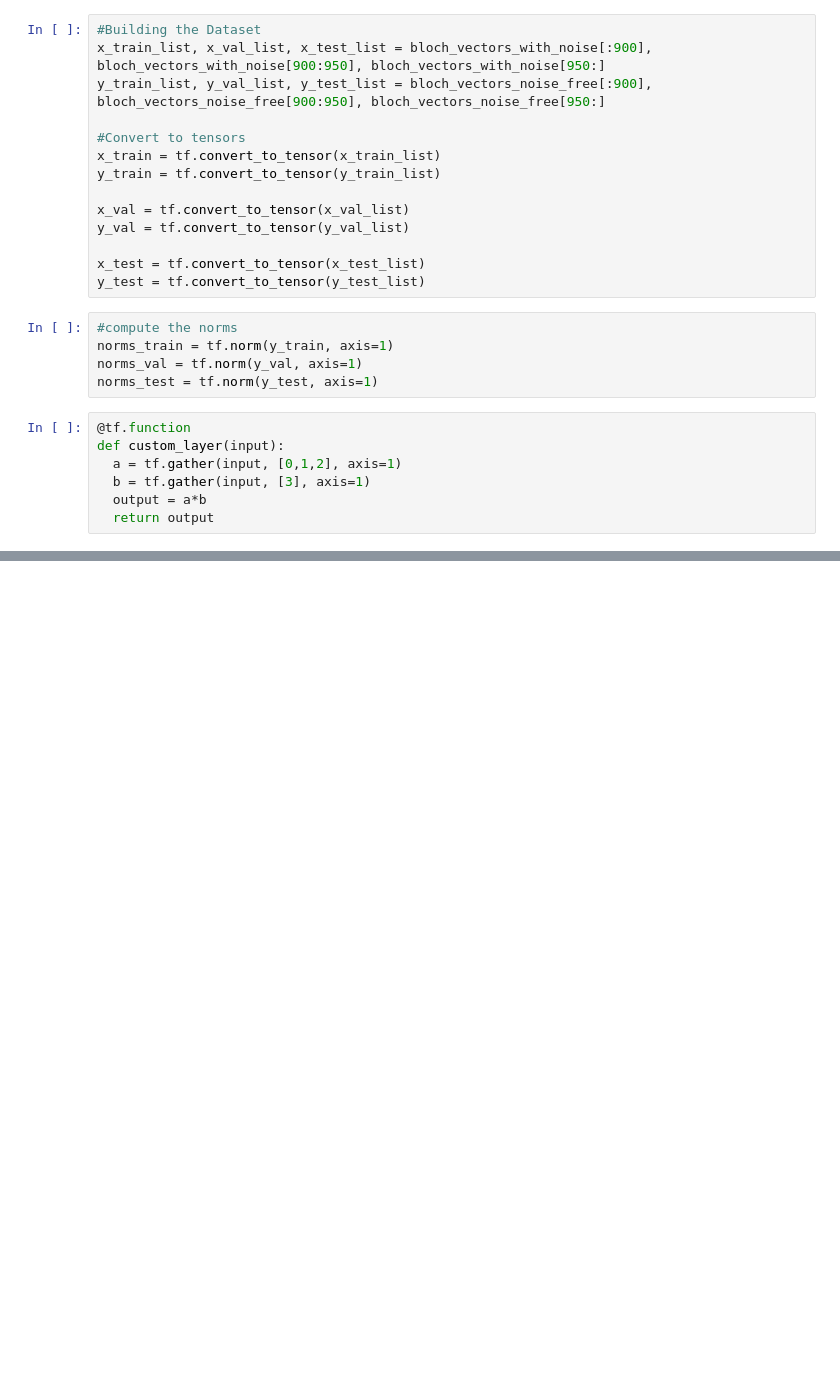
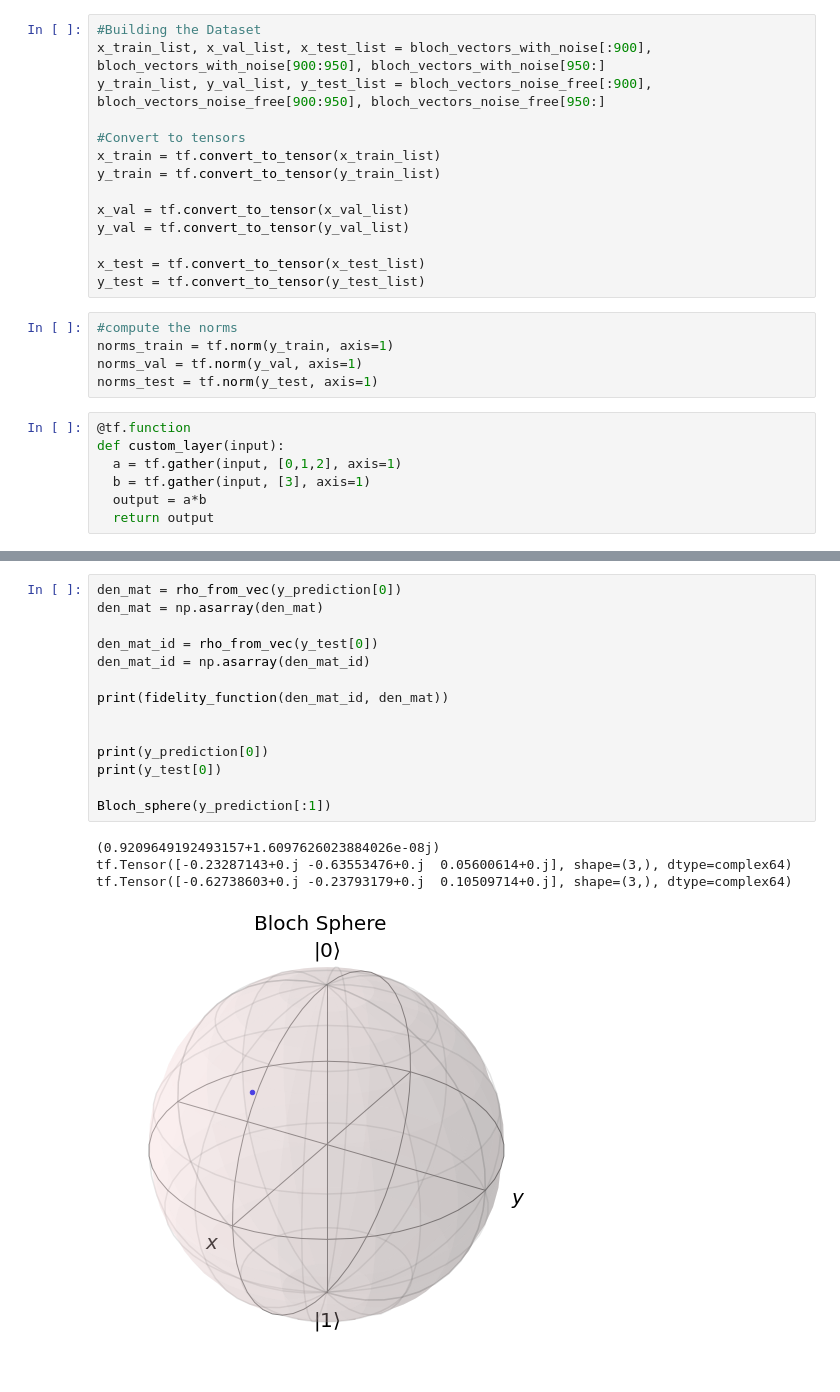
Before and after one commit to MorgilloR/QuantumStateReconstruction-DL, a Jupyter notebook: mixed_noisy_states.ipynb, the cells around one changed output, grey strips where cells are left out. Cells and saved outputs as stored; diff of their text form; blank space fills up the shorter version.

```diff
--- a/mixed_noisy_states.ipynb
+++ b/mixed_noisy_states.ipynb
@@ -304,0 +307,19 @@ tf.Tensor((0.953136314275816-5.37291546234197e-09j), shape=(), dtype=complex128)
+# %%
+den_mat = rho_from_vec(y_prediction[0])
+den_mat = np.asarray(den_mat)
+
+den_mat_id = rho_from_vec(y_test[0])
+den_mat_id = np.asarray(den_mat_id)
+
+print(fidelity_function(den_mat_id, den_mat))
+
+
+print(y_prediction[0])
+print(y_test[0])
+
+Bloch_sphere(y_prediction[:1])
+# %% [output]
+(0.9209649192493157+1.6097626023884026e-08j)
+tf.Tensor([-0.23287143+0.j -0.63553476+0.j  0.05600614+0.j], shape=(3,), dtype=complex64)
+tf.Tensor([-0.62738603+0.j -0.23793179+0.j  0.10509714+0.j], shape=(3,), dtype=complex64)
+[figure, added]
```
Also changed, not shown: parts of 8 cells of this notebook, 2 other files.
